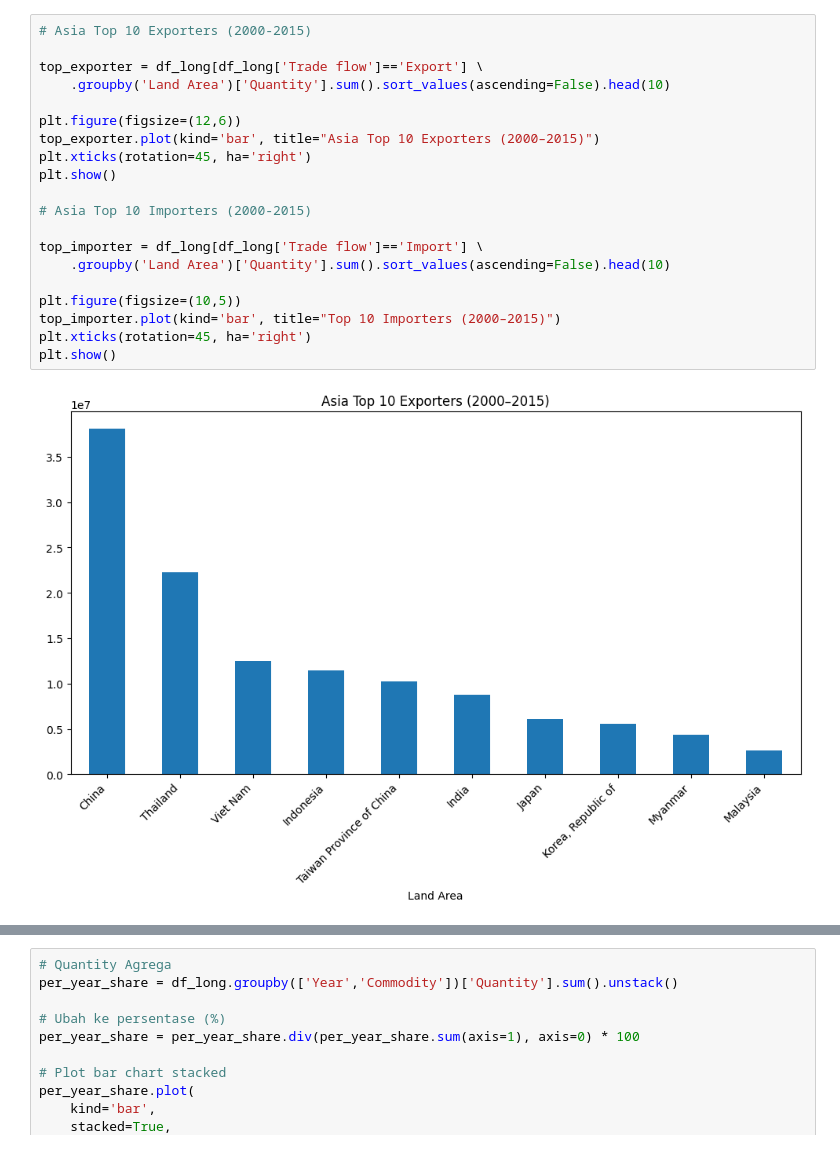
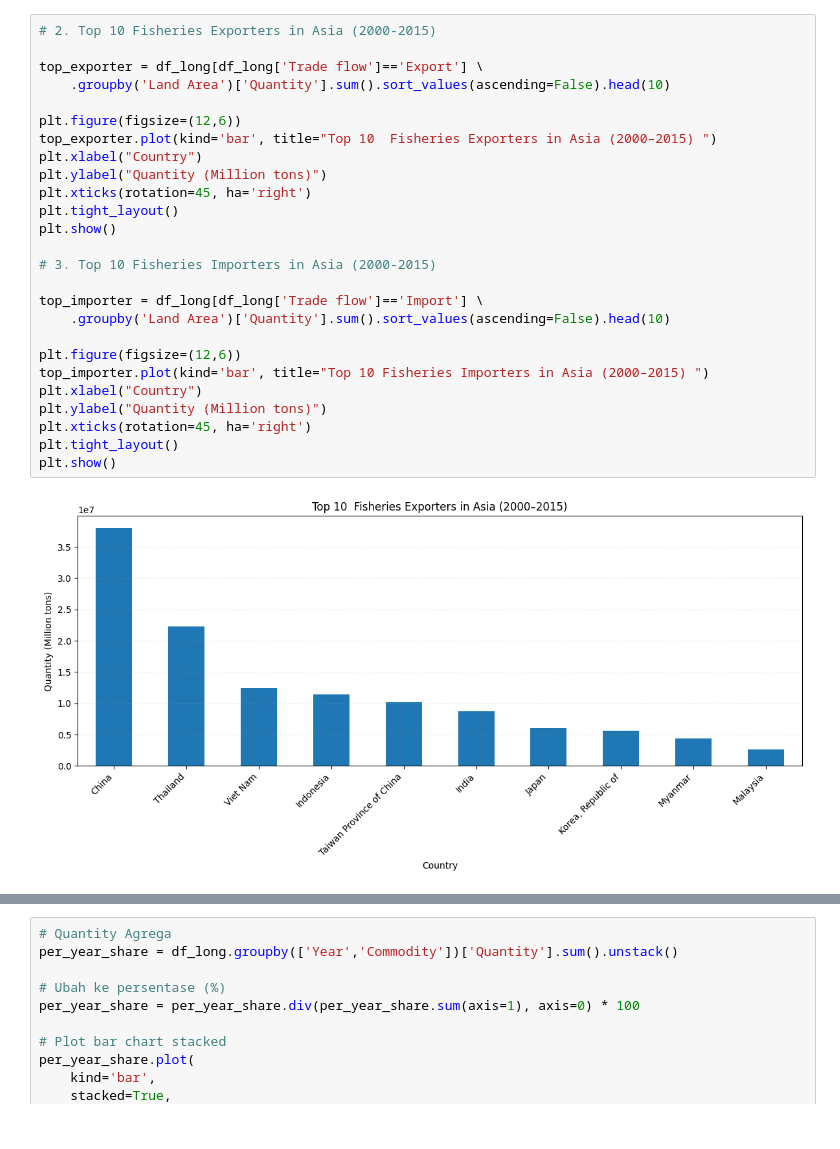
Before and after one commit to gunturrs/asian-fisheries-trade-analysis-granite, a Jupyter notebook: asian_fisheries_trade_analysis.ipynb, the cells around one changed output, grey strips where cells are left out. Saved outputs shown, nothing was run; the diff lists cells and outputs as text.

```diff
--- a/asian_fisheries_trade_analysis.ipynb
+++ b/asian_fisheries_trade_analysis.ipynb
@@ -82,22 +113,28 @@ plt.show()
 # %%
-# Asia Top 10 Exporters (2000-2015)
+# 2. Top 10 Fisheries Exporters in Asia (2000-2015)
 
 top_exporter = df_long[df_long['Trade flow']=='Export'] \
     .groupby('Land Area')['Quantity'].sum().sort_values(ascending=False).head(10)
 
 plt.figure(figsize=(12,6))
-top_exporter.plot(kind='bar', title="Asia Top 10 Exporters (2000–2015)")
+top_exporter.plot(kind='bar', title="Top 10  Fisheries Exporters in Asia (2000–2015) ")
+plt.xlabel("Country")
+plt.ylabel("Quantity (Million tons)")
 plt.xticks(rotation=45, ha='right')
+plt.tight_layout()
 plt.show()
 
-# Asia Top 10 Importers (2000-2015)
+# 3. Top 10 Fisheries Importers in Asia (2000-2015)
 
 top_importer = df_long[df_long['Trade flow']=='Import'] \
     .groupby('Land Area')['Quantity'].sum().sort_values(ascending=False).head(10)
 
-plt.figure(figsize=(10,5))
-top_importer.plot(kind='bar', title="Top 10 Importers (2000–2015)")
+plt.figure(figsize=(12,6))
+top_importer.plot(kind='bar', title="Top 10 Fisheries Importers in Asia (2000–2015) ")
+plt.xlabel("Country")
+plt.ylabel("Quantity (Million tons)")
 plt.xticks(rotation=45, ha='right')
+plt.tight_layout()
 plt.show()
 # %% [output]
-[figure, old version]
+[figure, new version]
```
Also changed, not shown: parts of 11 cells of this notebook.
